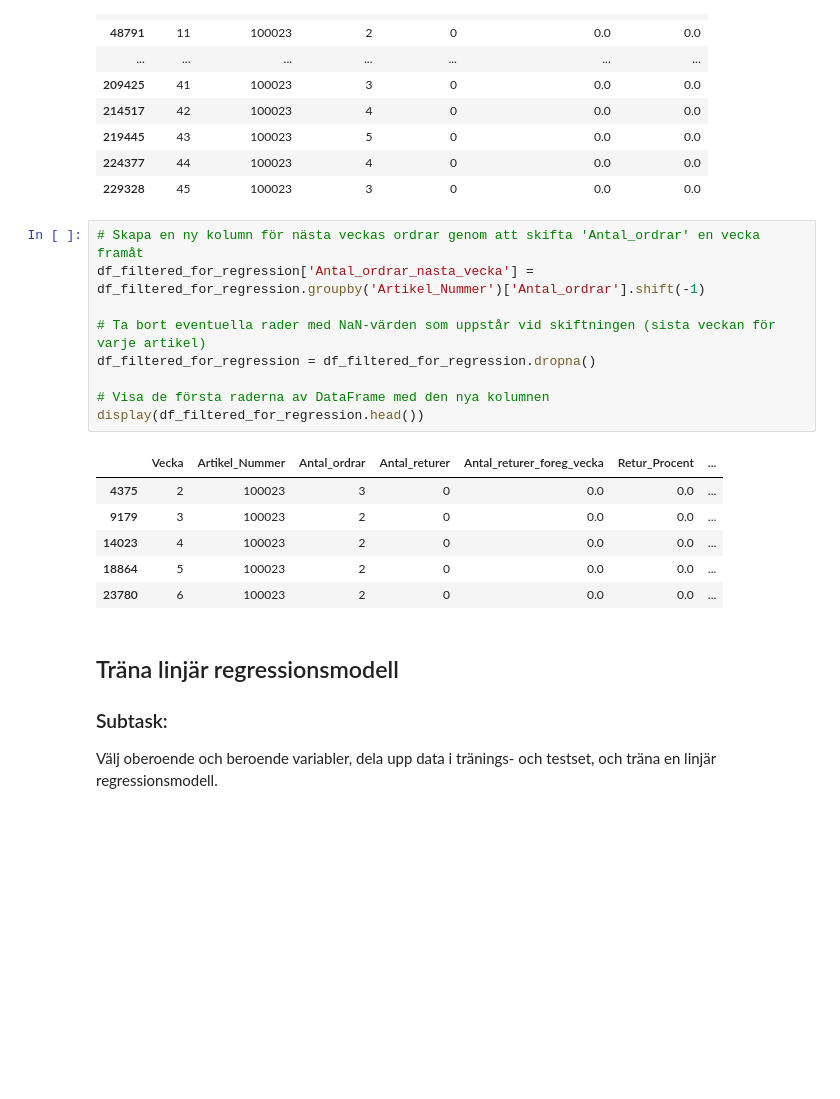
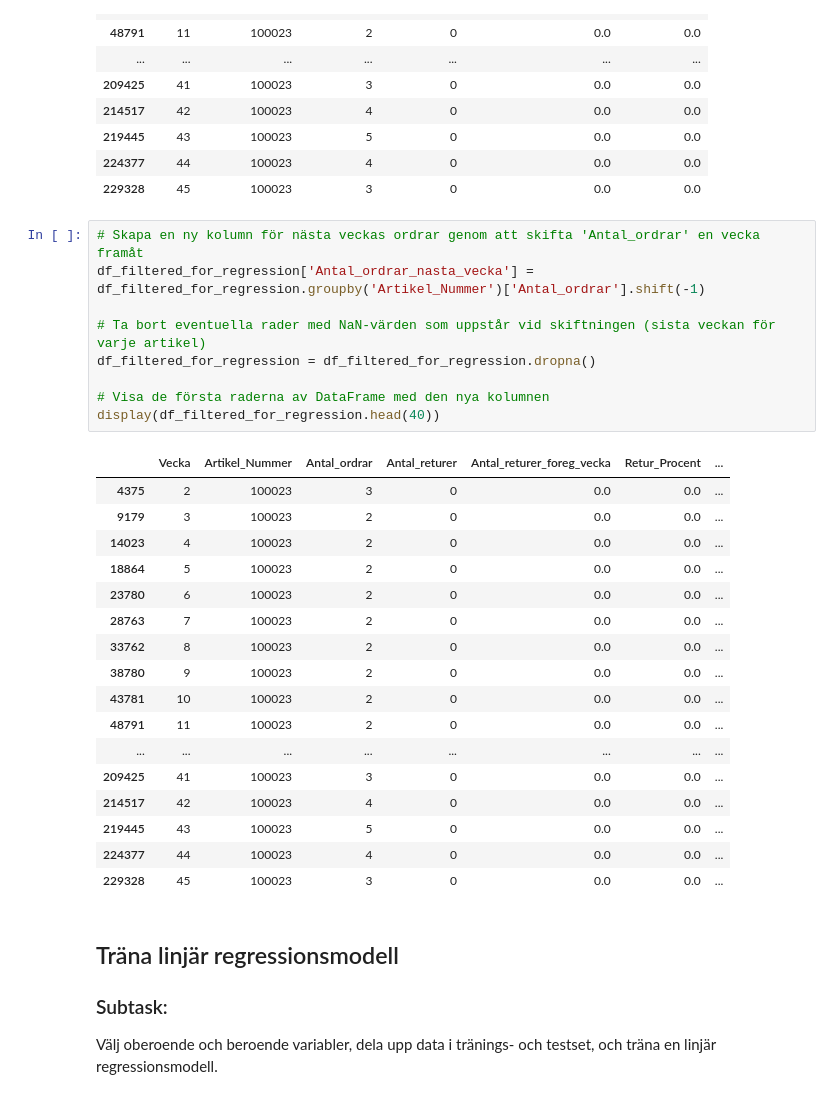
Before and after one commit to mortezabasati-source/Eget-projekt, a Jupyter notebook: Egetprojekt.ipynb, the cells around one changed output. Saved outputs shown, nothing was run; the diff lists cells and outputs as text; blank space fills up the shorter version.

```diff
--- a/Egetprojekt.ipynb
+++ b/Egetprojekt.ipynb
@@ -325,19 +325,30 @@ display(df_filtered_for_regression.head(40))
 # %%
 # Skapa en ny kolumn för nästa veckas ordrar genom att skifta 'Antal_ordrar' en vecka framåt
 df_filtered_for_regression['Antal_ordrar_nasta_vecka'] = df_filtered_for_regression.groupby('Artikel_Nummer')['Antal_ordrar'].shift(-1)
 
 # Ta bort eventuella rader med NaN-värden som uppstår vid skiftningen (sista veckan för varje artikel)
 df_filtered_for_regression = df_filtered_for_regression.dropna()
 
 # Visa de första raderna av DataFrame med den nya kolumnen
-display(df_filtered_for_regression.head())
+display(df_filtered_for_regression.head(40))
 # %% [output]
 |  | Vecka | Artikel_Nummer | Antal_ordrar | Antal_returer | Antal_returer_foreg_vecka | Retur_Procent | ... |
 | 4375 | 2 | 100023 | 3 | 0 | 0.0 | 0.0 | ... |
 | 9179 | 3 | 100023 | 2 | 0 | 0.0 | 0.0 | ... |
 | 14023 | 4 | 100023 | 2 | 0 | 0.0 | 0.0 | ... |
 | 18864 | 5 | 100023 | 2 | 0 | 0.0 | 0.0 | ... |
 | 23780 | 6 | 100023 | 2 | 0 | 0.0 | 0.0 | ... |
+| 28763 | 7 | 100023 | 2 | 0 | 0.0 | 0.0 | ... |
+| 33762 | 8 | 100023 | 2 | 0 | 0.0 | 0.0 | ... |
+| 38780 | 9 | 100023 | 2 | 0 | 0.0 | 0.0 | ... |
+| 43781 | 10 | 100023 | 2 | 0 | 0.0 | 0.0 | ... |
+| 48791 | 11 | 100023 | 2 | 0 | 0.0 | 0.0 | ... |
+| ... | ... | ... | ... | ... | ... | ... | ... |
+| 209425 | 41 | 100023 | 3 | 0 | 0.0 | 0.0 | ... |
+| 214517 | 42 | 100023 | 4 | 0 | 0.0 | 0.0 | ... |
+| 219445 | 43 | 100023 | 5 | 0 | 0.0 | 0.0 | ... |
+| 224377 | 44 | 100023 | 4 | 0 | 0.0 | 0.0 | ... |
+| 229328 | 45 | 100023 | 3 | 0 | 0.0 | 0.0 | ... |
 # %% [markdown]
 ## Träna linjär regressionsmodell
 
```
Also changed, not shown: parts of 3 cells of this notebook.
